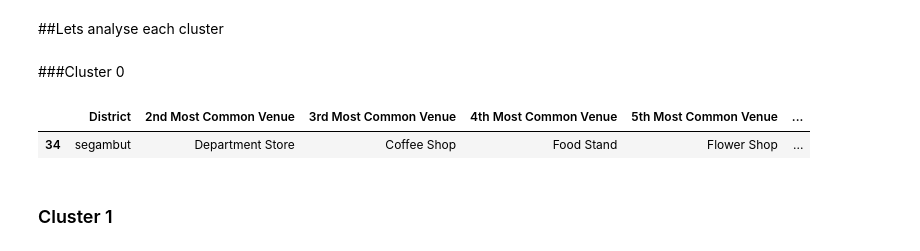
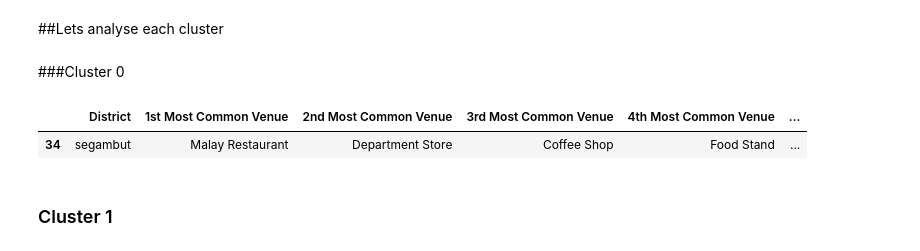
Before and after one commit to anvarnarz/ML-clustering-kl-properties-vs-venues, a Jupyter notebook: main.ipynb, the cells around one changed output. Drawn from its saved outputs; the diff is of its cells as text; code cells hidden in the pictures.

```diff
--- a/main.ipynb
+++ b/main.ipynb
@@ -756,9 +756,9 @@ map_clusters
 # %% [markdown]
 ###Cluster 0
 # %%
-kl_venues_merged.loc[kl_venues_merged['Cluster Labels'] == 0, kl_venues_merged.columns[[0] + list(range(5, kl_venues_merged.shape[1]))]]
+kl_venues_merged.loc[kl_venues_merged['Cluster Labels'] == 0, kl_venues_merged.columns[[0] + list(range(4, kl_venues_merged.shape[1]))]]
 # %% [output]
-|  | District | 2nd Most Common Venue | 3rd Most Common Venue | 4th Most Common Venue | 5th Most Common Venue | ... |
-| 34 | segambut | Department Store | Coffee Shop | Food Stand | Flower Shop | ... |
+|  | District | 1st Most Common Venue | 2nd Most Common Venue | 3rd Most Common Venue | 4th Most Common Venue | ... |
+| 34 | segambut | Malay Restaurant | Department Store | Coffee Shop | Food Stand | ... |
 # %% [markdown]
 ### Cluster 1
```
Also changed, not shown: parts of 6 cells of this notebook, 4 other files.
